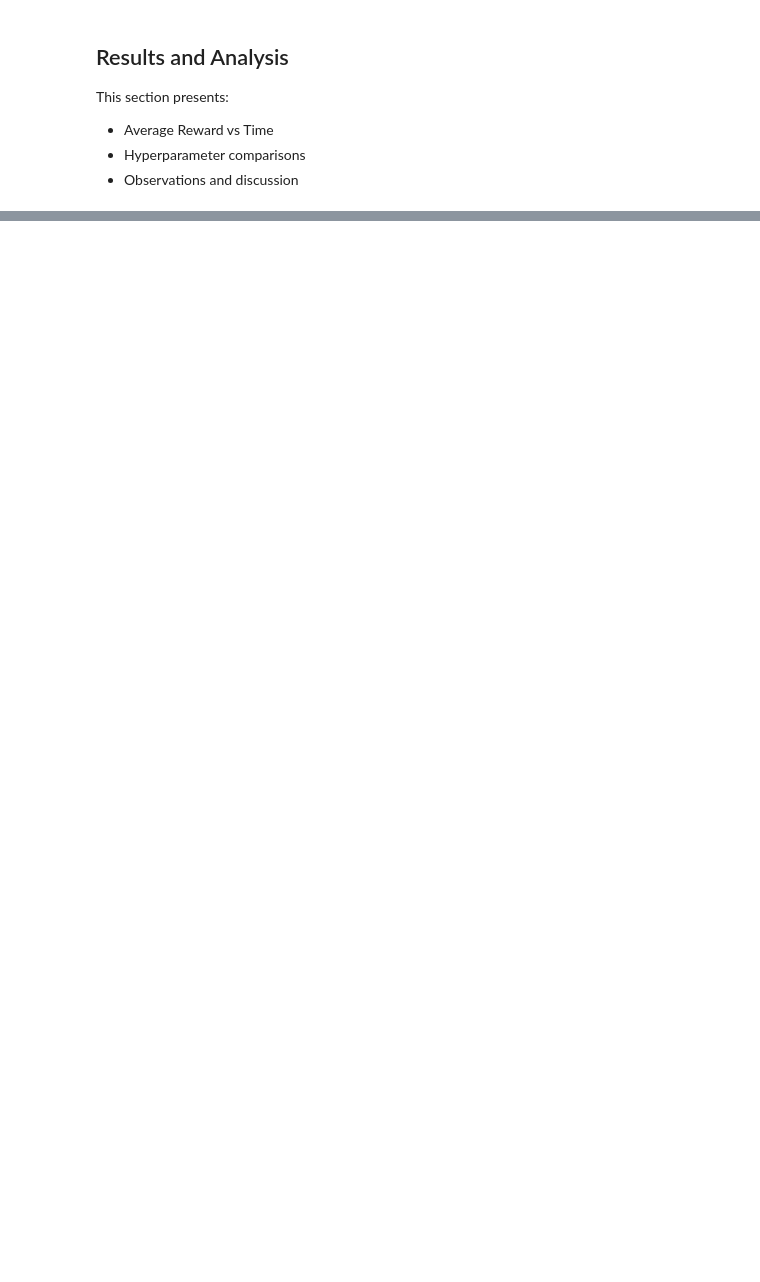
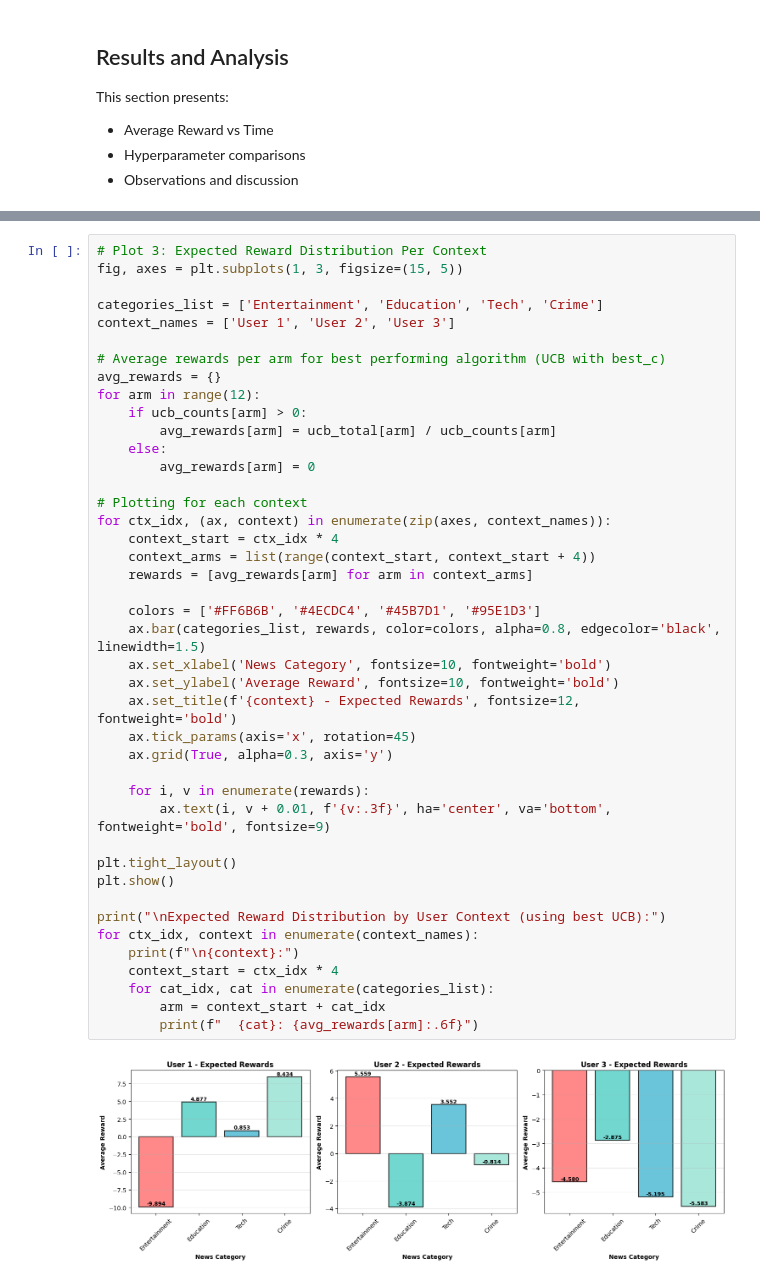
Before and after one commit to tishakbhavsar/lab3-contextual-bandit, a Jupyter notebook: master.ipynb, the cells around one changed output, grey strips where cells are left out. Cells and saved outputs as stored; diff of their text form; blank space fills up the shorter version.

```diff
--- a/master.ipynb
+++ b/master.ipynb
@@ -395,0 +799,44 @@ This section presents:
+# %%
+# Plot 3: Expected Reward Distribution Per Context
+fig, axes = plt.subplots(1, 3, figsize=(15, 5))
+
+categories_list = ['Entertainment', 'Education', 'Tech', 'Crime']
+context_names = ['User 1', 'User 2', 'User 3']
+
+# Average rewards per arm for best performing algorithm (UCB with best_c)
+avg_rewards = {}
+for arm in range(12):
+    if ucb_counts[arm] > 0:
+        avg_rewards[arm] = ucb_total[arm] / ucb_counts[arm]
+    else:
+        avg_rewards[arm] = 0
+
+# Plotting for each context
+for ctx_idx, (ax, context) in enumerate(zip(axes, context_names)):
+    context_start = ctx_idx * 4
+    context_arms = list(range(context_start, context_start + 4))
+    rewards = [avg_rewards[arm] for arm in context_arms]
+
+    colors = ['#FF6B6B', '#4ECDC4', '#45B7D1', '#95E1D3']
+    ax.bar(categories_list, rewards, color=colors, alpha=0.8, edgecolor='black', linewidth=1.5)
+    ax.set_xlabel('News Category', fontsize=10, fontweight='bold')
+    ax.set_ylabel('Average Reward', fontsize=10, fontweight='bold')
+    ax.set_title(f'{context} - Expected Rewards', fontsize=12, fontweight='bold')
+    ax.tick_params(axis='x', rotation=45)
+    ax.grid(True, alpha=0.3, axis='y')
+
+    for i, v in enumerate(rewards):
+        ax.text(i, v + 0.01, f'{v:.3f}', ha='center', va='bottom', fontweight='bold', fontsize=9)
+
+plt.tight_layout()
+plt.show()
+
+print("\nExpected Reward Distribution by User Context (using best UCB):")
+for ctx_idx, context in enumerate(context_names):
+    print(f"\n{context}:")
+    context_start = ctx_idx * 4
+    for cat_idx, cat in enumerate(categories_list):
+        arm = context_start + cat_idx
+        print(f"  {cat}: {avg_rewards[arm]:.6f}")
+# %% [output]
+[figure, added]
```
Also changed, not shown: parts of 36 cells of this notebook, 1 other file.
